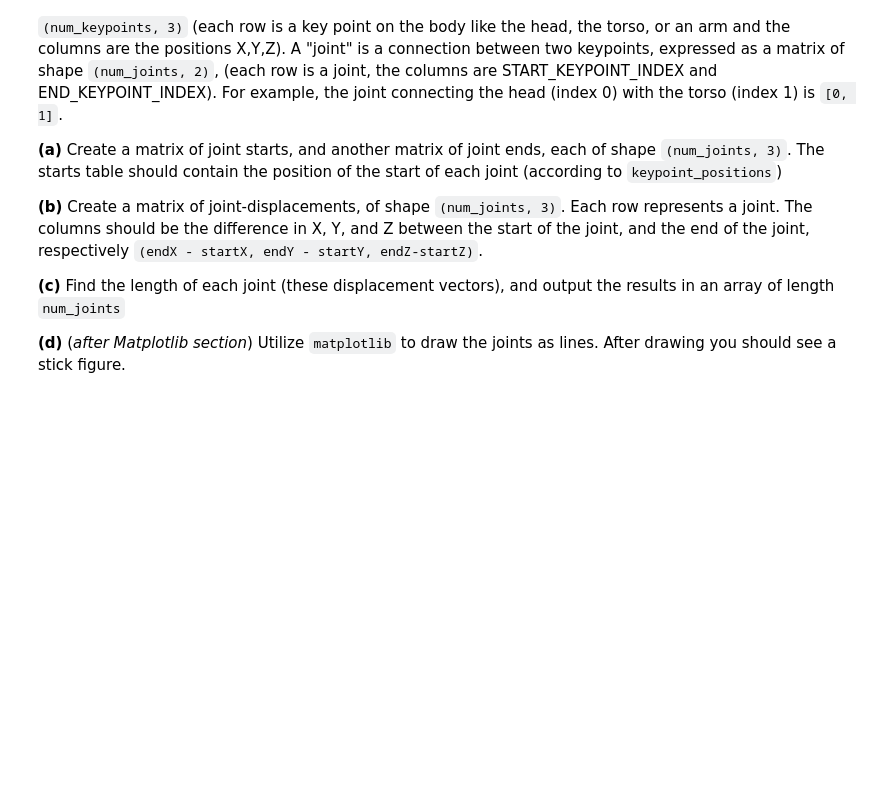
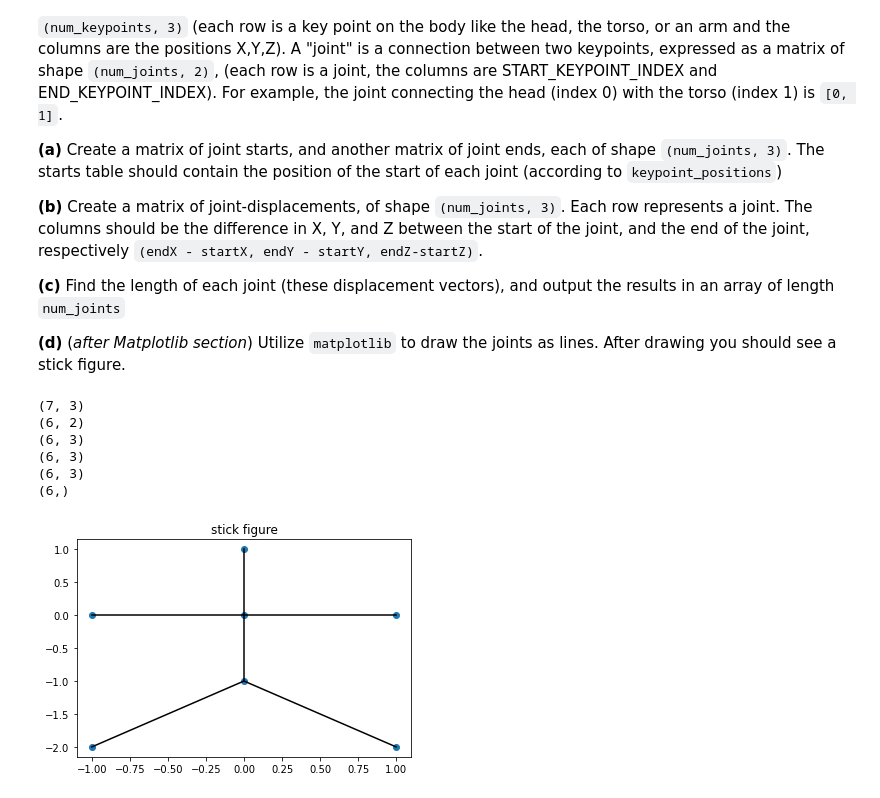
Before and after one commit to schedldave/cv2022, a Jupyter notebook: 01_PythonTutorial.ipynb, the cells around one changed output. Saved outputs shown, nothing was run; the diff lists cells and outputs as text; code cells hidden in the pictures; blank space fills up the shorter version.

```diff
--- a/01_PythonTutorial.ipynb
+++ b/01_PythonTutorial.ipynb
@@ -1191,3 +1216,78 @@ ends    = []
 
 
 # (d)
+# %%
+"""Solution"""
+
+num_keypoints = 7
+num_joints = 6
+
+
+# All Z's in one plane, but makes it easier to see XYZ vs Start/end
+keypoint_positions = np.array(
+    [
+        [0, 1, 0],  #0 Head
+        [0, 0, 0],  #1 Torso
+        [1, 0, 0],  #2 Right Arm
+        [-1, 0, 0], #3 Left Arm
+        [0, -1, 0], #4 Lower Torso
+        [1, -2, 0], #5 Right Leg
+        [-1, -2, 0] #6 Left Leg
+    ]
+)
+print(keypoint_positions.shape) # num_keypoints x 3
+
+#   O
+#  _|_
+#   |
+#  / \
+joints = np.array([
+    # Head to torso
+    [0, 1],
+    # Torso to Right arm
+    [1, 2],
+    # Torso to Left Arm
+    [1, 3],
+    # Torso to Lower Torso
+    [1, 4],
+    # Lower Torso to Right Leg
+    [4, 5],
+    # Lower Torso to Left Leg
+    [4, 6]
+])
+print(joints.shape) # num_joints x 2
+
+
+
+
+
+# (a) Create a matrix of joint starts, and another matrix of joint ends, each of shape `(num_joints, 3)`. The starts table should contain the position of the start of each joint (according to `keypoint_positions`)
+starts  = keypoint_positions[joints[:,0]]
+print(starts.shape) # num_joints x 3
+ends    = keypoint_positions[joints[:,1]]
+print(ends.shape) # num_joints x 3
+
+
+# (b) Create a matrix of joint-displacements, of shape `(num_joints, 3)`. Each row represents a joint. The columns should be the difference in X, Y, and Z between the start of the joint, and the end of the joint, respectively `(endX - startX, endY - startY, endZ-startZ)`.
+joint_displacements = ends - starts
+print(joint_displacements.shape) # num_joints x 3
+
+# (c) Find the length of each joint (these displacement vectors), and output the results in an array of length `num_joints`
+joint_lengths = np.linalg.norm(joint_displacements, axis=1)
+print(joint_lengths.shape) # num_joints
+
+
+# (d) Utilize `matplotlib` to draw the joints as lines. After drawing you should see a stick figure.
+plt.plot(keypoint_positions[:,0], keypoint_positions[:,1], 'o')
+for i in range(num_joints):
+    plt.plot([starts[i,0], ends[i,0]], [starts[i,1], ends[i,1]], '-k')
+plt.title('stick figure')
+plt.show()
+# %% [output]
+(7, 3)
+(6, 2)
+(6, 3)
+(6, 3)
+(6, 3)
+(6,)
+[figure, added]
```
Also changed, not shown: parts of 26 cells of this notebook.
